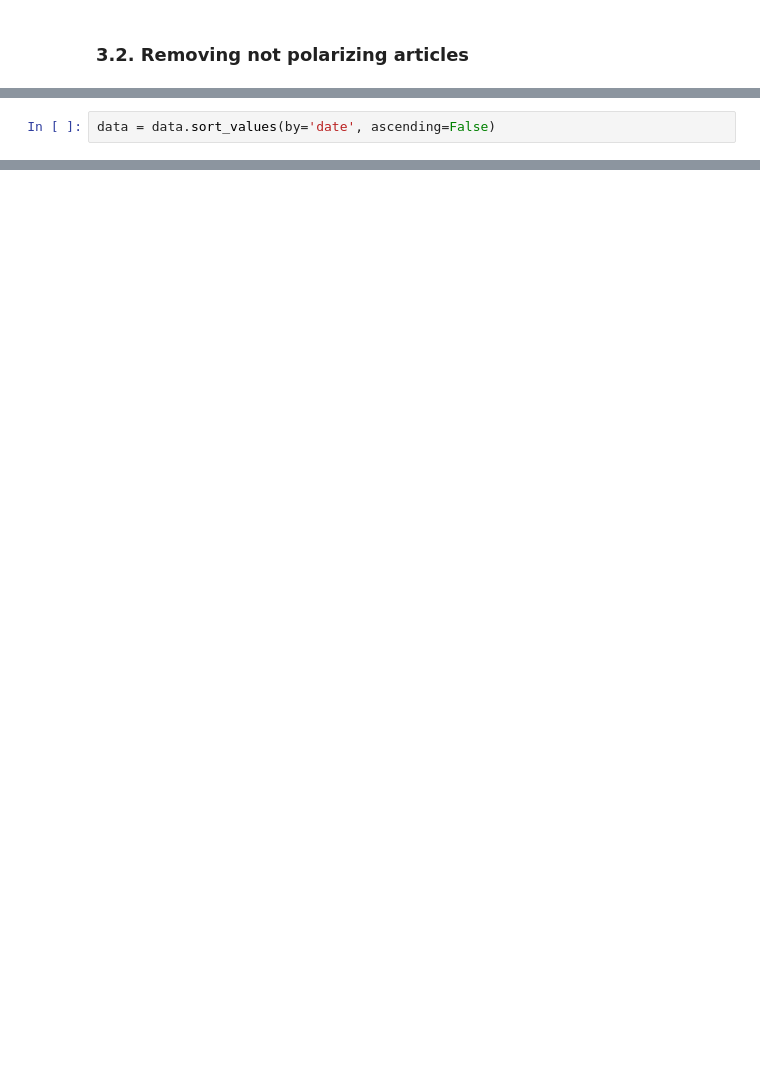
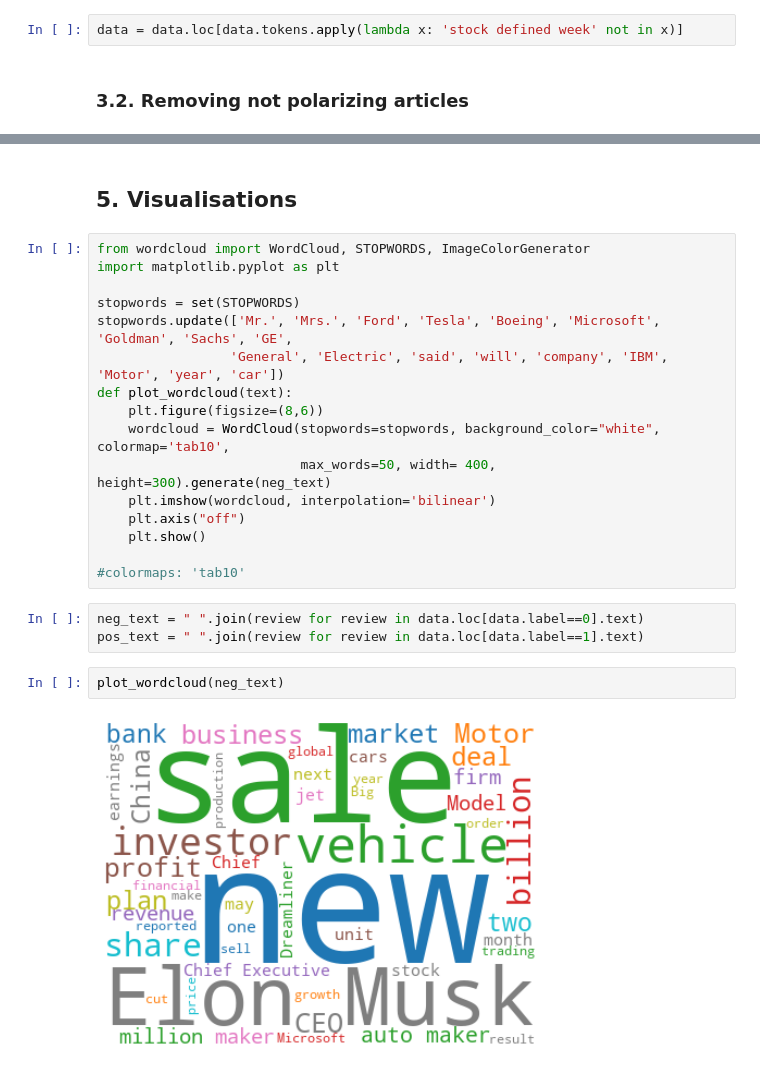
Before and after one commit to apy444/nlp_sentiment_business_articles, a Jupyter notebook: data/Preprocessing.ipynb, the cells around one changed output, grey strips where cells are left out. Cells and saved outputs as stored; diff of their text form; blank space fills up the shorter version.

```diff
--- a/data/Preprocessing.ipynb
+++ b/data/Preprocessing.ipynb
@@ -417,3 +459,5 @@ data = data.loc[data.topic.apply(lambda x: relevant_topic(x))]
+# %%
+data = data.loc[data.tokens.apply(lambda x: 'stock defined week' not in x)]
 # %% [markdown]
 ### 3.2. Removing not polarizing articles
 # %%
@@ -444,2 +479,0 @@ data.tail(2)
-# %%
-data = data.sort_values(by='date', ascending=False)
@@ -472,0 +536,25 @@ data_test.to_csv('test.csv')
+# %% [markdown]
+## 5. Visualisations
+# %%
+from wordcloud import WordCloud, STOPWORDS, ImageColorGenerator
+import matplotlib.pyplot as plt
+
+stopwords = set(STOPWORDS)
+stopwords.update(['Mr.', 'Mrs.', 'Ford', 'Tesla', 'Boeing', 'Microsoft', 'Goldman', 'Sachs', 'GE',
+                 'General', 'Electric', 'said', 'will', 'company', 'IBM', 'Motor', 'year', 'car'])
+def plot_wordcloud(text):
+    plt.figure(figsize=(8,6))
+    wordcloud = WordCloud(stopwords=stopwords, background_color="white", colormap='tab10',
+                          max_words=50, width= 400, height=300).generate(neg_text)
+    plt.imshow(wordcloud, interpolation='bilinear')
+    plt.axis("off")
+    plt.show()
+
+#colormaps: 'tab10'
+# %%
+neg_text = " ".join(review for review in data.loc[data.label==0].text)
+pos_text = " ".join(review for review in data.loc[data.label==1].text)
+# %%
+plot_wordcloud(neg_text)
+# %% [output]
+[figure, added]
```
Also changed, not shown: parts of 51 cells of this notebook.
